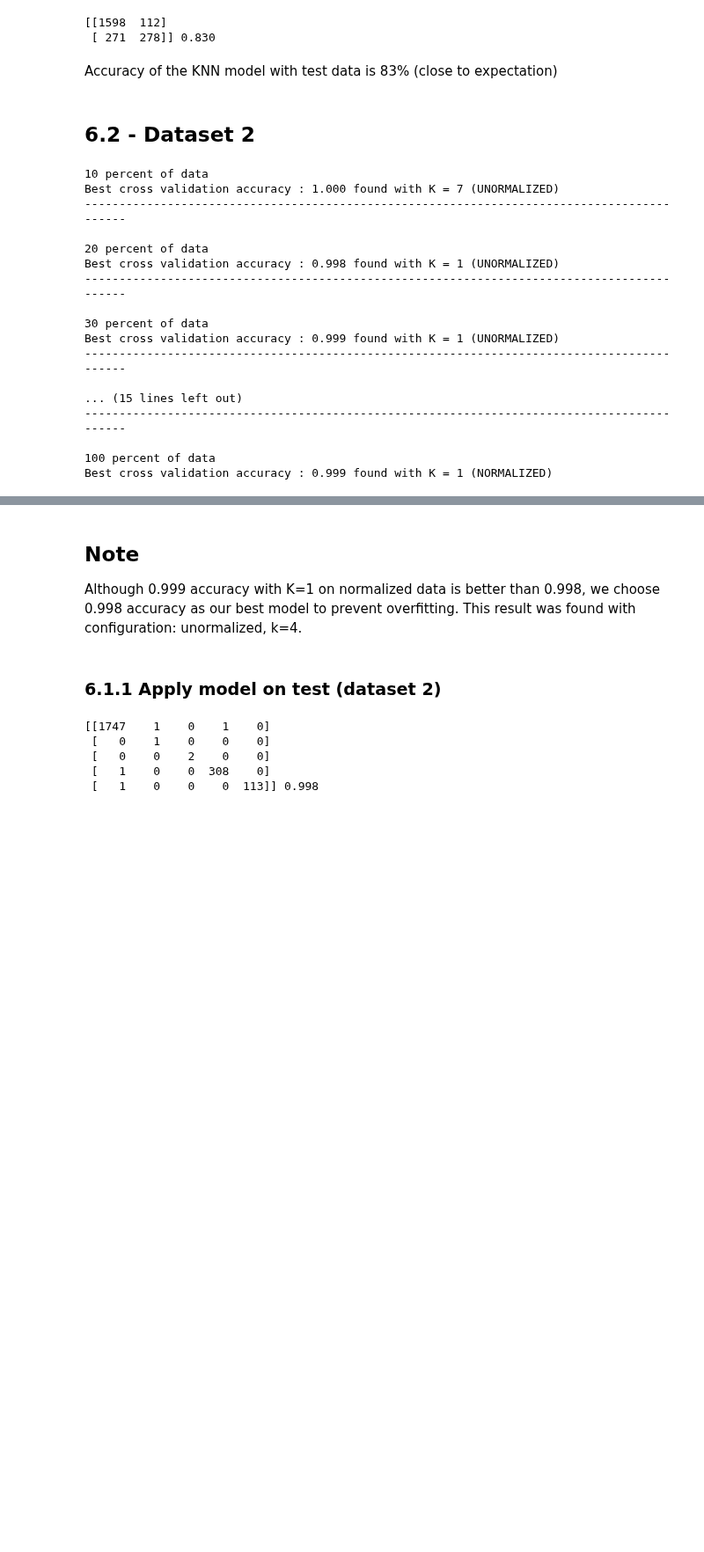
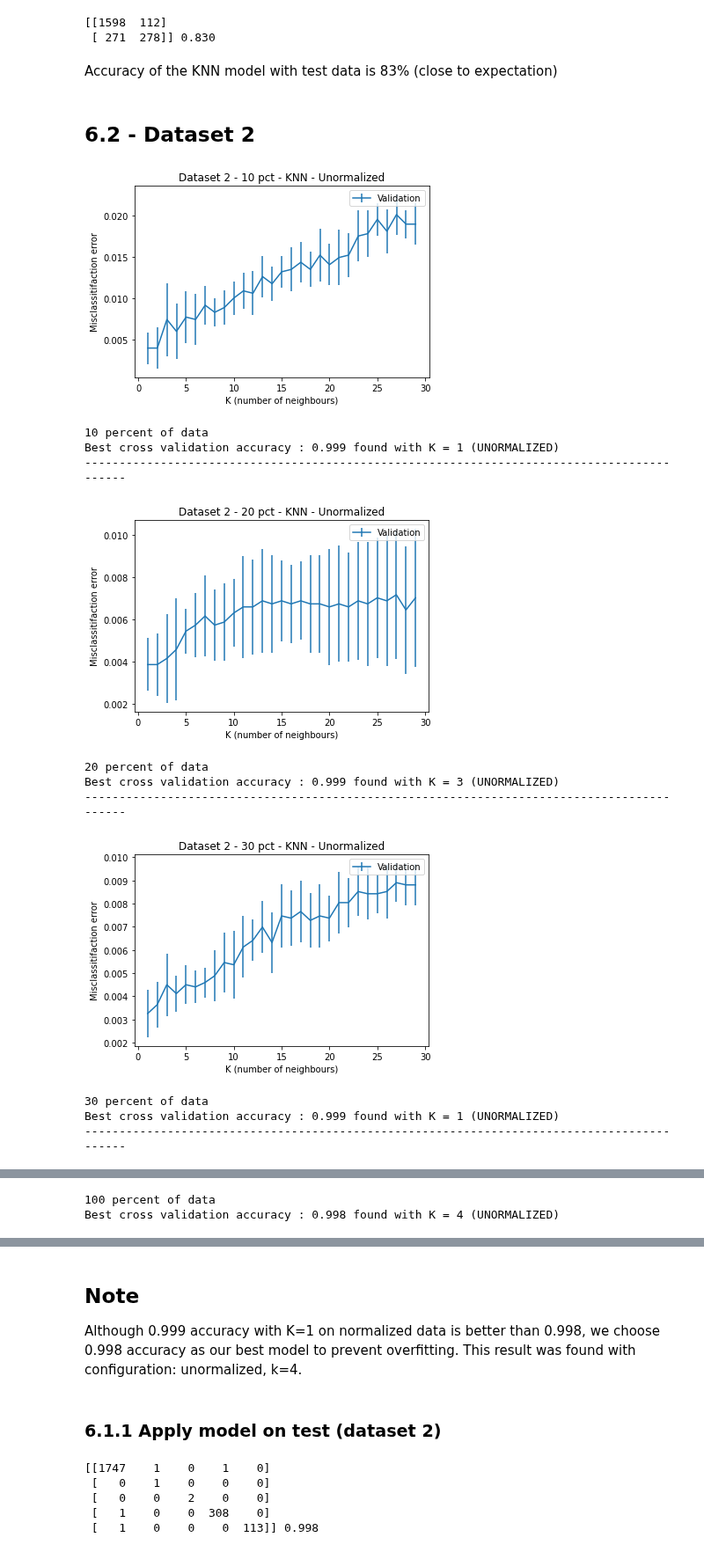
Before and after one commit to emmacona/COMP551-A1-KNN-and-Decision-tree-optimization, a Jupyter notebook: mini-project-1.ipynb, the cells around one changed output, grey strips where cells are left out. Shown at 88% size. Saved outputs shown, nothing was run; the diff lists cells and outputs as text; code cells hidden in the pictures; blank space fills up the shorter version.

```diff
--- a/mini-project-1.ipynb
+++ b/mini-project-1.ipynb
@@ -527,22 +543,22 @@ data_10 = dataset2_trn_full.sample(frac=0.10)
 x_10, y_10 = data_10.iloc[:,:-1].to_numpy(), data_10['LABEL'].to_numpy()
 
 # With 10% of data
-best_acc, best_k = findBestK(x_10, y_10)
+best_acc, best_k = findBestK(x_10, y_10, 'Dataset 2 - 10 pct - KNN - Unormalized')
 print('10 percent of data\n' f'Best cross validation accuracy : {best_acc:.3f} found with K = {best_k} (UNORMALIZED)')
 print('-------------------------------------------------------------------------------------------\n')
 
 # With 20% of data
-best_acc, best_k = findBestK(x_20, y_20)
+best_acc, best_k = findBestK(x_20, y_20, 'Dataset 2 - 20 pct - KNN - Unormalized')
 print('20 percent of data\n' f'Best cross validation accuracy : {best_acc:.3f} found with K = {best_k} (UNORMALIZED)')
 print('-------------------------------------------------------------------------------------------\n')
 
 # With 30% of data
-best_acc, best_k = findBestK(x_30, y_30)
+best_acc, best_k = findBestK(x_30, y_30, 'Dataset 2 - 30 pct - KNN - Unormalized')
 print('30 percent of data\n' f'Best cross validation accuracy : {best_acc:.3f} found with K = {best_k} (UNORMALIZED)')
 print('-------------------------------------------------------------------------------------------\n')
 
 # With 100% of data
-best_acc, best_k = findBestK(x, y)
+best_acc, best_k = findBestK(x, y, 'Dataset 2 - 100 pct - KNN - Unormalized')
 print('100 percent of data\n' f'Best cross validation accuracy : {best_acc:.3f} found with K = {best_k} (UNORMALIZED)')
 print('\n\n')
 
@@ -551,51 +567,46 @@ print('\n\n')
 #########################################
 
 # Split the data
 x_normalized_dataset_2, y_normalized_dataset_2 = normalized_dataset_2.iloc[:,:-1].to_numpy(), normalized_dataset_2['LABEL'].to_numpy()
 
 # Split further for testing purposes (growing samples)
 normalized_data_30 = normalized_dataset_2.sample(frac=0.30)
 x_30_normalized, y_30_normalized = normalized_data_30.iloc[:,:-1].to_numpy(), normalized_data_30['LABEL'].to_numpy()
 
 normalized_data_20 = normalized_dataset_2.sample(frac=0.20)
 x_20_normalized, y_20_normalized = normalized_data_20.iloc[:,:-1].to_numpy(), normalized_data_20['LABEL'].to_numpy()
 
 normalized_data_10 = normalized_dataset_2.sample(frac=0.10)
 x_10_normalized, y_10_normalized = normalized_data_10.iloc[:,:-1].to_numpy(), normalized_data_10['LABEL'].to_numpy()
 
 # With 10% of data
-best_acc, best_k = findBestK(x_10_normalized, y_10_normalized)
+best_acc, best_k = findBestK(x_10_normalized, y_10_normalized, 'Dataset 2 - 10 pct - KNN - Normalized')
 print('10 percent of data\n' f'Best cross validation accuracy : {best_acc:.3f} found with K = {best_k} (NORMALIZED)')
 print('-------------------------------------------------------------------------------------------\n')
 
 # With 20% of data
-best_acc, best_k = findBestK(x_20_normalized, y_20_normalized)
+best_acc, best_k = findBestK(x_20_normalized, y_20_normalized, 'Dataset 2 - 20 pct - KNN - Normalized')
 print('20 percent of data\n' f'Best cross validation accuracy : {best_acc:.3f} found with K = {best_k} (NORMALIZED)')
 print('-------------------------------------------------------------------------------------------\n')
 
 # With 30% of data
-best_acc, best_k = findBestK(x_30_normalized, y_30_normalized)
+best_acc, best_k = findBestK(x_30_normalized, y_30_normalized, 'Dataset 2 - 30 pct - KNN - Normalized')
 print('30 percent of data\n' f'Best cross validation accuracy : {best_acc:.3f} found with K = {best_k} (NORMALIZED)')
 print('-------------------------------------------------------------------------------------------\n')
 
 # With 100% of data
-best_acc, best_k = findBestK(x_normalized_dataset_2, y_normalized_dataset_2)
+best_acc, best_k = findBestK(x_normalized_dataset_2, y_normalized_dataset_2, 'Dataset 2 - 100 pct - KNN - Normalized')
 print('100 percent of data\n' f'Best cross validation accuracy : {best_acc:.3f} found with K = {best_k} (NORMALIZED)')
 # %% [output]
+[figure, added]
 10 percent of data
-Best cross validation accuracy : 1.000 found with K = 7 (UNORMALIZED)
--------------------------------------------------------------------------------------------
-
-20 percent of data
-Best cross validation accuracy : 0.998 found with K = 1 (UNORMALIZED)
--------------------------------------------------------------------------------------------
-
-30 percent of data
 Best cross validation accuracy : 0.999 found with K = 1 (UNORMALIZED)
 -------------------------------------------------------------------------------------------
-
-... (15 lines left out)
--------------------------------------------------------------------------------------------
-
-100 percent of data
-Best cross validation accuracy : 0.999 found with K = 1 (NORMALIZED)
+[figure, added]
+20 percent of data
+Best cross validation accuracy : 0.999 found with K = 3 (UNORMALIZED)
+-------------------------------------------------------------------------------------------
+[figure, added]
+30 percent of data
+Best cross validation accuracy : 0.999 found with K = 1 (UNORMALIZED)
+-------------------------------------------------------------------------------------------
@@ -601,0 +614,2 @@ Best cross validation accuracy : 0.999 found with K = 1 (NORMALIZED)
+100 percent of data
+Best cross validation accuracy : 0.998 found with K = 4 (UNORMALIZED)
```
Also changed, not shown: parts of 3 cells of this notebook.
